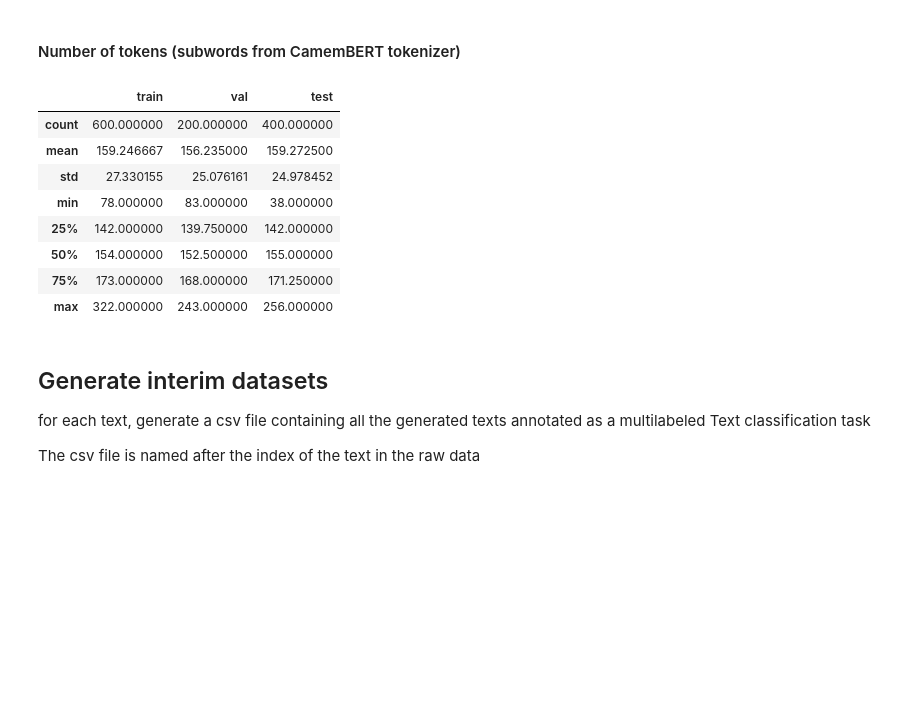
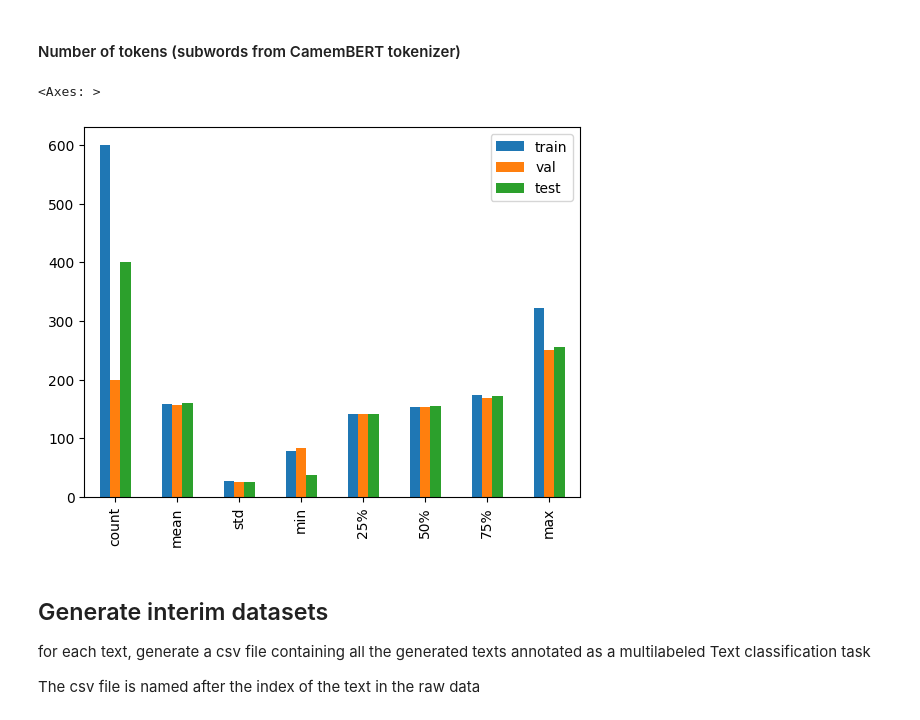
Before and after one commit to tagny/relation_extraction_textmine25, a Jupyter notebook: defi_textmine_2025/eda.ipynb, the cells around one changed output. Cells and saved outputs as stored; diff of their text form; code cells hidden in the pictures; blank space fills up the shorter version.

```diff
--- a/defi_textmine_2025/eda.ipynb
+++ b/defi_textmine_2025/eda.ipynb
@@ -339,23 +399,16 @@ pd.DataFrame(
 # %%
 pd.DataFrame(
     {
         set_name: df.text.apply(count_tokens).describe()
         for set_name, df in zip(
             ["train", "val", "test"],
             [train_clean_df, val_clean_df, test_clean_df],
         )
     }
-)
+).plot.bar()
 # %% [output]
-|  | train | val | test |
-| count | 600.000000 | 200.000000 | 400.000000 |
-| mean | 159.246667 | 156.235000 | 159.272500 |
-| std | 27.330155 | 25.076161 | 24.978452 |
-| min | 78.000000 | 83.000000 | 38.000000 |
-| 25% | 142.000000 | 139.750000 | 142.000000 |
-| 50% | 154.000000 | 152.500000 | 155.000000 |
-| 75% | 173.000000 | 168.000000 | 171.250000 |
-| max | 322.000000 | 243.000000 | 256.000000 |
+<Axes: >
+[figure, added]
 # %% [markdown]
 ## Generate interim datasets
 
```
Also changed, not shown: parts of 24 cells of this notebook.
